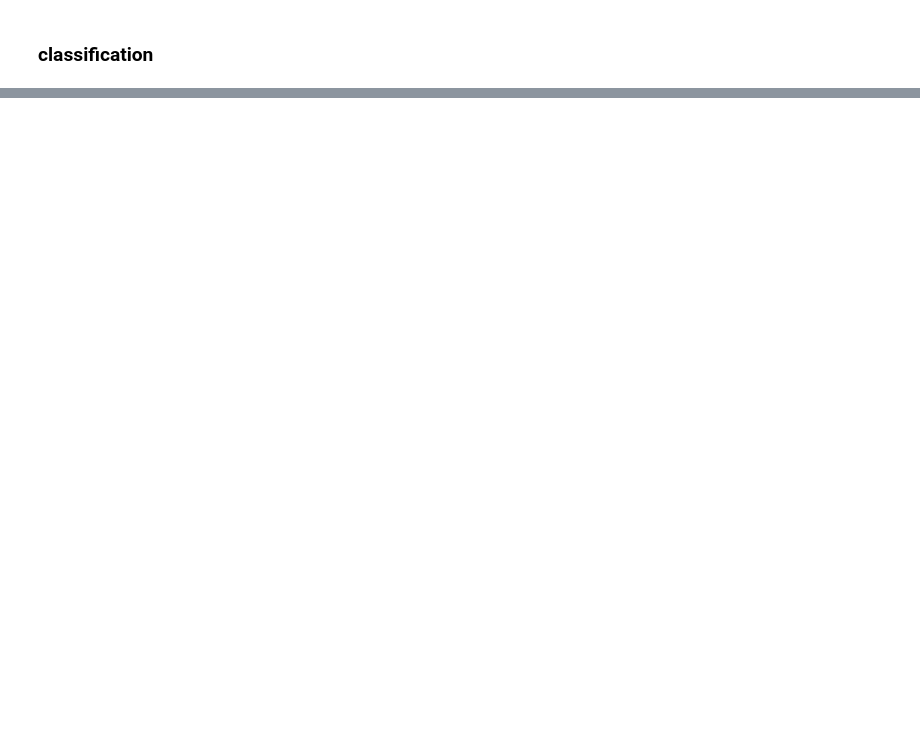
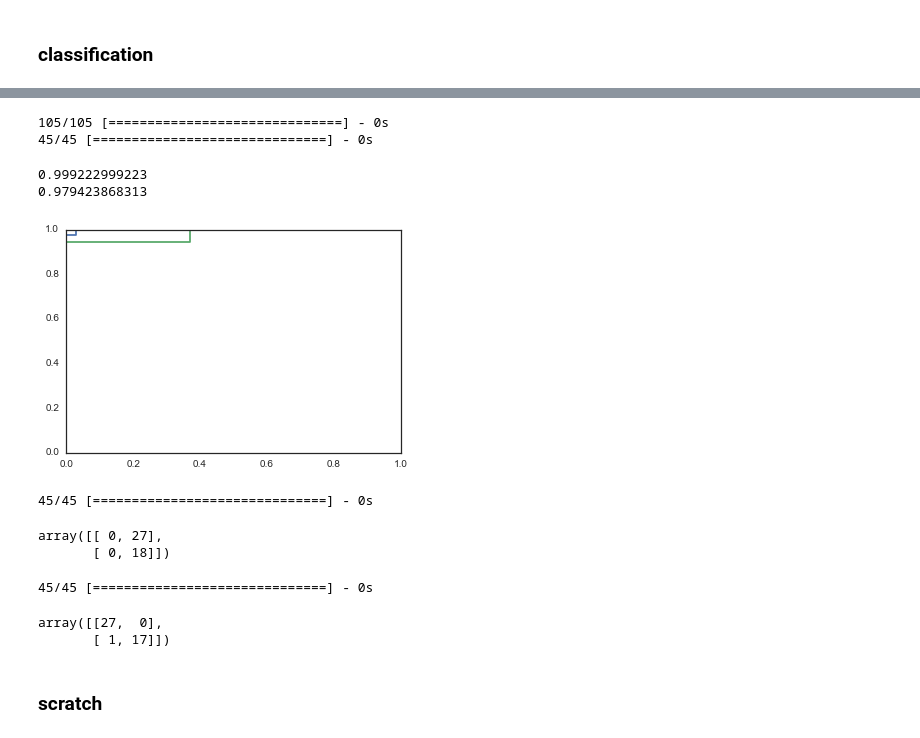
Before and after one commit to cottrell/notebooks, a Jupyter notebook: ml/iris keras basic.ipynb, the cells around one changed output, grey strips where cells are left out. Cells and saved outputs as stored; diff of their text form; code cells hidden in the pictures; blank space fills up the shorter version.

```diff
--- a/ml/iris keras basic.ipynb
+++ b/ml/iris keras basic.ipynb
@@ -122,7 +133,7 @@ from keras.optimizers import SGD
 m = X_train.shape[1]
 n = y_train.shape[1]
 
-dims = [100, 100, 100]
+dims = [10, 10, 10]
 dropout = 0.5
 
 model = Sequential()
@@ -136,12 +147,14 @@ model.add(Dense(input_dim=dims[1], output_dim=dims[2], init='glorot_uniform'))
 model.add(Activation('tanh'))
 model.add(Dropout(dropout))
 model.add(Dense(input_dim=dims[2], output_dim=n, init='glorot_uniform'))
-model.add(Activation('softmax'))
+model.add(Activation('sigmoid'))
 
-sgd = SGD(lr=0.0025, decay=1e-6, momentum=0.5, nesterov=True)
+sgd = SGD(lr=0.025, decay=1e-6, momentum=0.5, nesterov=True)
 model.compile(loss='binary_crossentropy', optimizer=sgd)
 # %%
-X_train, X_test, y_train, y_test = train_test_split(dfd[x_cols].values, (dfd[y_cols].values < 0).astype(float), test_size=0.1)
+y = dfd[y_cols].values
+y = (y - np.mean(y)) < 0
+X_train, X_test, y_train, y_test = train_test_split(dfd[x_cols].values, y, test_size=0.3)
 
 print(X_train.shape, y_train.shape, X_test.shape, y_test.shape)
 # %% [output]
@@ -168,0 +182,35 @@ Epoch 100/100
+# %%
+yp = model.predict_proba(X_train)
+ypt = model.predict_proba(X_test)
+# %% [output]
+105/105 [==============================] - 0s
+45/45 [==============================] - 0s
+# %%
+import sklearn.metrics as metrics
+fpr, tpr, _ = metrics.roc_curve(y_train, yp)
+auc = metrics.auc(fpr, tpr)
+plot(fpr, tpr, '-')
+print(auc)
+fpr, tpr, _ = metrics.roc_curve(y_test, ypt)
+auc = metrics.auc(fpr, tpr)
+plot(fpr, tpr, '-')
+print(auc)
+# %% [output]
+0.999222999223
+0.979423868313
+[figure, added]
+# %%
+# predict classes not working
+metrics.confusion_matrix((y_test), 1 - model.predict_classes(X_test))
+# %% [output]
+45/45 [==============================] - 0s
+array([[ 0, 27],
+       [ 0, 18]])
+# %%
+metrics.confusion_matrix((y_test).astype(int), (model.predict_proba(X_test) > 0.5).astype(int))
+# %% [output]
+45/45 [==============================] - 0s
+array([[27,  0],
+       [ 1, 17]])
+# %% [markdown]
+### scratch
```
Also changed, not shown: parts of 8 cells of this notebook.
